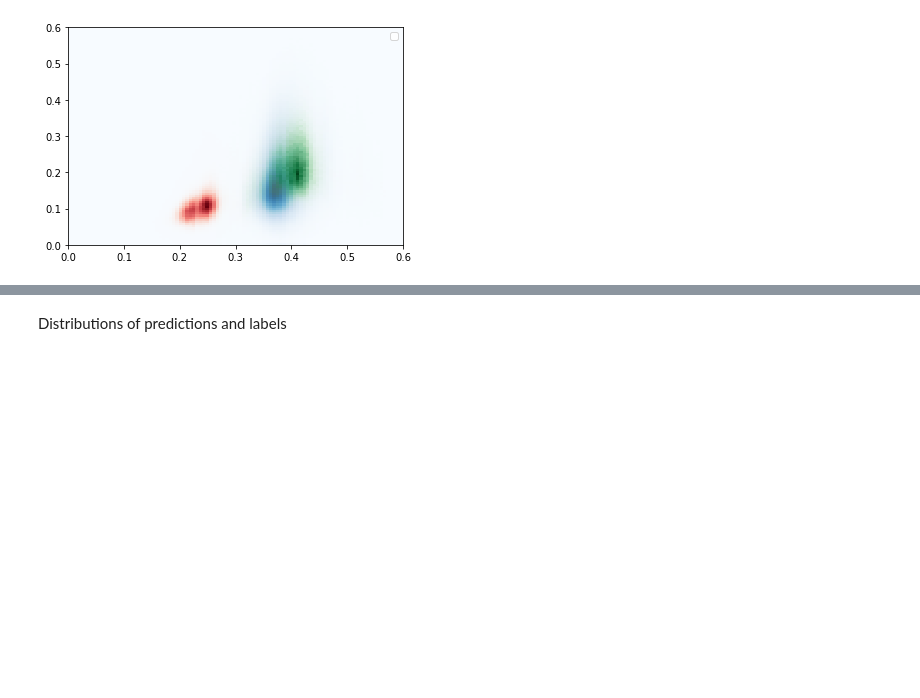
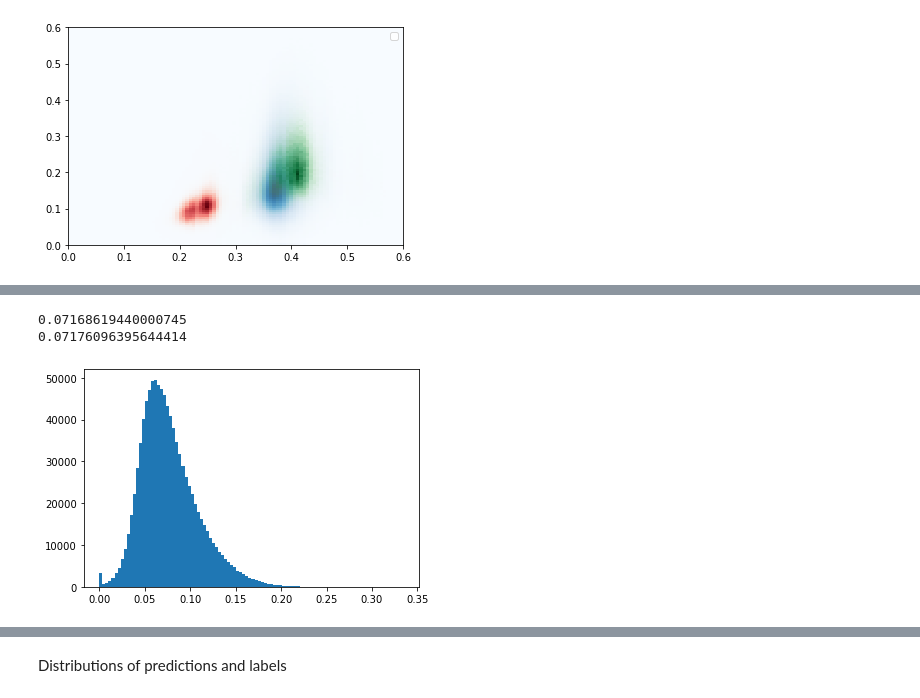
Before and after one commit to Alexwestbrook/mnhn-internship_DeepCNN_ChIP-seq, a Jupyter notebook: Generating_sequences.ipynb, the cells around one changed output, grey strips where cells are left out. Drawn from its saved outputs; the diff is of its cells as text; code cells hidden in the pictures; blank space fills up the shorter version.

Commit message:
notebook updates with analysis of kmer in 2kb bins of yeast

```diff
--- a/Generating_sequences.ipynb
+++ b/Generating_sequences.ipynb
@@ -657,9 +655,9 @@ for gc_idx in range(19):
     high_idx = np.where(preds_gc > q90)[0]
     highs = one_hots[gc_idx, high_idx]
     df = pd.concat({
-        'lows': kmer_counts(lows, k=2, order='ATGC', includeN=False),
-        'mids': kmer_counts(mids, k=2, order='ATGC', includeN=False),
-        'highs': kmer_counts(highs, k=2, order='ATGC', includeN=False),
+        'lows': utils.kmer_counts(lows, k=2, order='ATGC', includeN=False),
+        'mids': utils.kmer_counts(mids, k=2, order='ATGC', includeN=False),
+        'highs': utils.kmer_counts(highs, k=2, order='ATGC', includeN=False),
         }, axis=1)
     df /= df.sum(axis=0)
     diffs = df - df['mids'].values[:, None]
@@ -696,9 +694,9 @@ high_idx = np.where(preds_gc > q90)[0]
 highs = one_hots[gc_idx, high_idx]
 
 df = pd.concat({
-    'lows': kmer_counts(lows, k=2, order='ATGC', includeN=False),
-    'mids': kmer_counts(mids, k=2, order='ATGC', includeN=False),
-    'highs': kmer_counts(highs, k=2, order='ATGC', includeN=False),
+    'lows': utils.kmer_counts(lows, k=2, order='ATGC', includeN=False),
+    'mids': utils.kmer_counts(mids, k=2, order='ATGC', includeN=False),
+    'highs': utils.kmer_counts(highs, k=2, order='ATGC', includeN=False),
     }, axis=1)
 df /= df.sum(axis=0)
 diffs = df - df['mids'].values[:, None]
@@ -909,11 +907,3 @@ print('pneumo', labels_coh['pneu'].mean(), labels_coh['pneu'].std())
 yeast 0.076353185 0.062700585
 myco 0.12220762 0.06999349
 pneumo 0.074627675 0.050745565
-# %%
-chr_id = 'myco'
-start = 200_000
-stop = start + 60_000
-plt.plot(np.arange(start, stop), labels_coh_m[chr_id][start:stop], label='cohesine_m')
-# plt.plot(np.arange(start, stop), labels_coh_p[chr_id][start:stop], label='cohesine_p', alpha=0.7)
-plt.show()
-plt.close()
@@ -1387,0 +1428,10 @@ plt.close()
+# %%
+print(np.median(np.concatenate([v for k, v in preds_nuc.items() if k[:3]=='chr']) / thres_pred_nm))
+print(np.median(preds_nuc['chr16'] / thres_pred_nm))
+plt.hist(preds_nuc['chr16'] / thres_pred_nm, bins=100)
+plt.show()
+plt.close()
+# %% [output]
+0.07168619440000745
+0.07176096395644414
+[figure, added]
```
Also changed, not shown: parts of 24 cells of this notebook.
